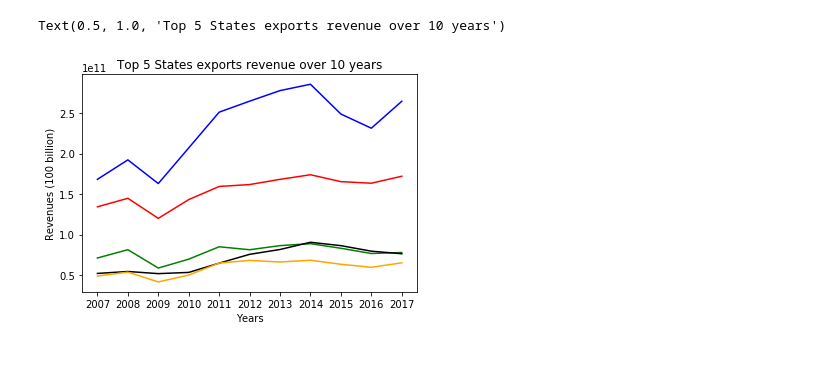
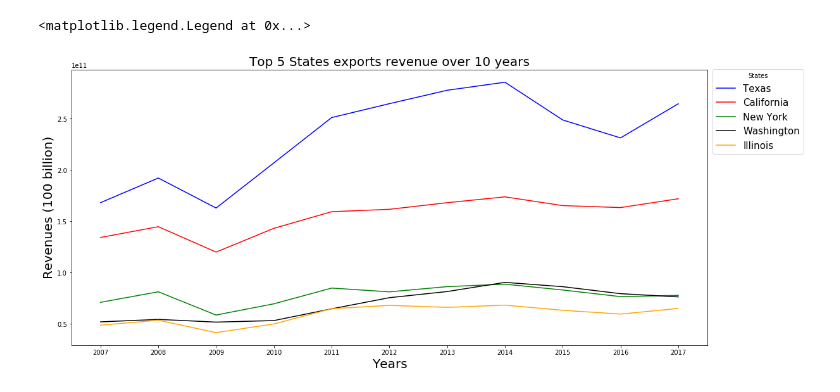
Before and after one commit to 8135tao/US-import-export, a Jupyter notebook: State_Exports.ipynb, the cells around one changed output. Saved outputs shown, nothing was run; the diff lists cells and outputs as text; code cells hidden in the pictures; blank space fills up the shorter version.

```diff
--- a/State_Exports.ipynb
+++ b/State_Exports.ipynb
@@ -36,0 +35,9 @@ top_five_df
+# %%
+cleaned_state_df = state_df.T
+cleaned_state_df = cleaned_state_df.reset_index()
+cleaned_state_df.columns = cleaned_state_df.iloc[0]
+cleaned_state_df
+
+
+cleaned_state_df = cleaned_state_df.iloc[1:]
+cleaned_state_df
@@ -50,17 +66,19 @@ NY = cleaned_state_df['New York']
 Washington = cleaned_state_df['Washington']
 Illinois = cleaned_state_df['Illinois']
 # %%
+# Plot the line graph for each states
+plt.figure(figsize=(18,8))
 
-# Plot the unemployment values for a single country
 plt.plot(years, Texas, color="b", label="Texas")
 plt.plot(years, California, color="r", label="California")
 plt.plot(years, NY, color="g", label="New York")
 plt.plot(years, Washington, color="k", label="Washington")
 plt.plot(years, Illinois, color="orange", label="Illinois")
 
-plt.xlabel("Years")
-plt.ylabel("Revenues (100 billion)")
-plt.title("Top 5 States exports revenue over 10 years")
+plt.xlabel("Years",fontsize = 20 )
+plt.ylabel("Revenues (100 billion)", fontsize = 20)
+plt.title("Top 5 States exports revenue over 10 years", fontsize = 20)
+plt.legend(title="States", loc= 9,bbox_to_anchor=(1.08, 1.02), fontsize = 15)
 # %% [output]
-Text(0.5, 1.0, 'Top 5 States exports revenue over 10 years')
+<matplotlib.legend.Legend at 0x...>
-[figure, old version]
+[figure, new version]
```
Also changed, not shown: parts of 4 cells of this notebook.
